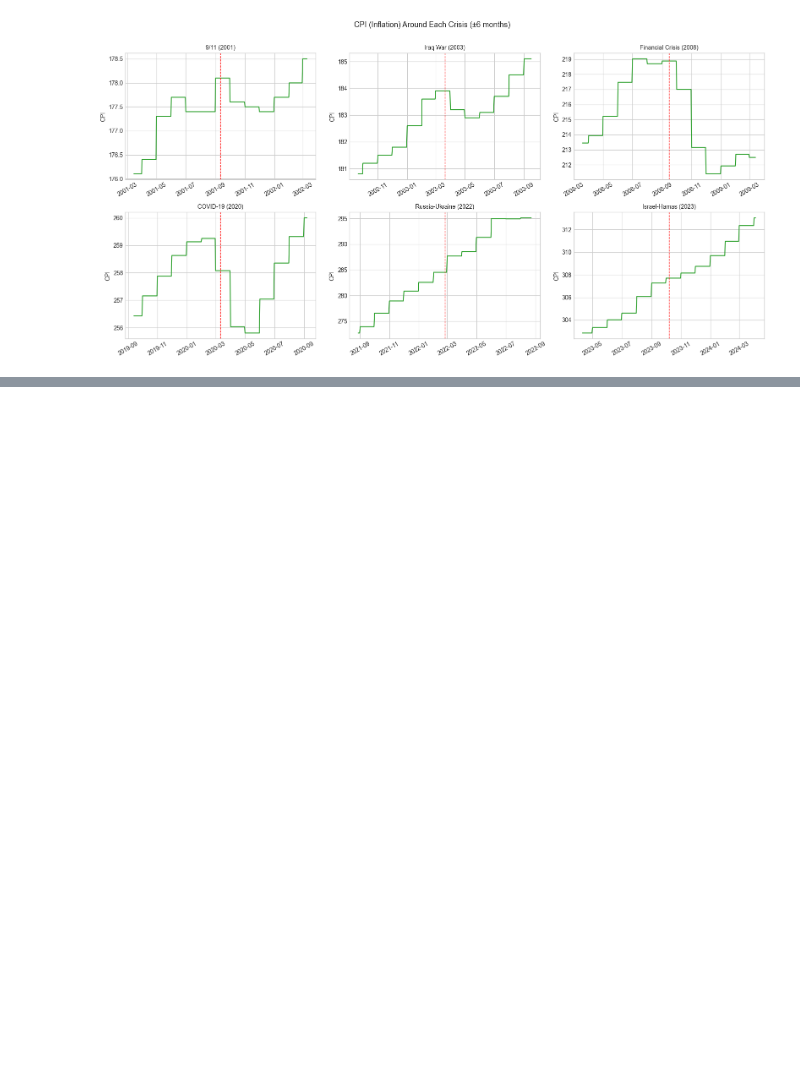
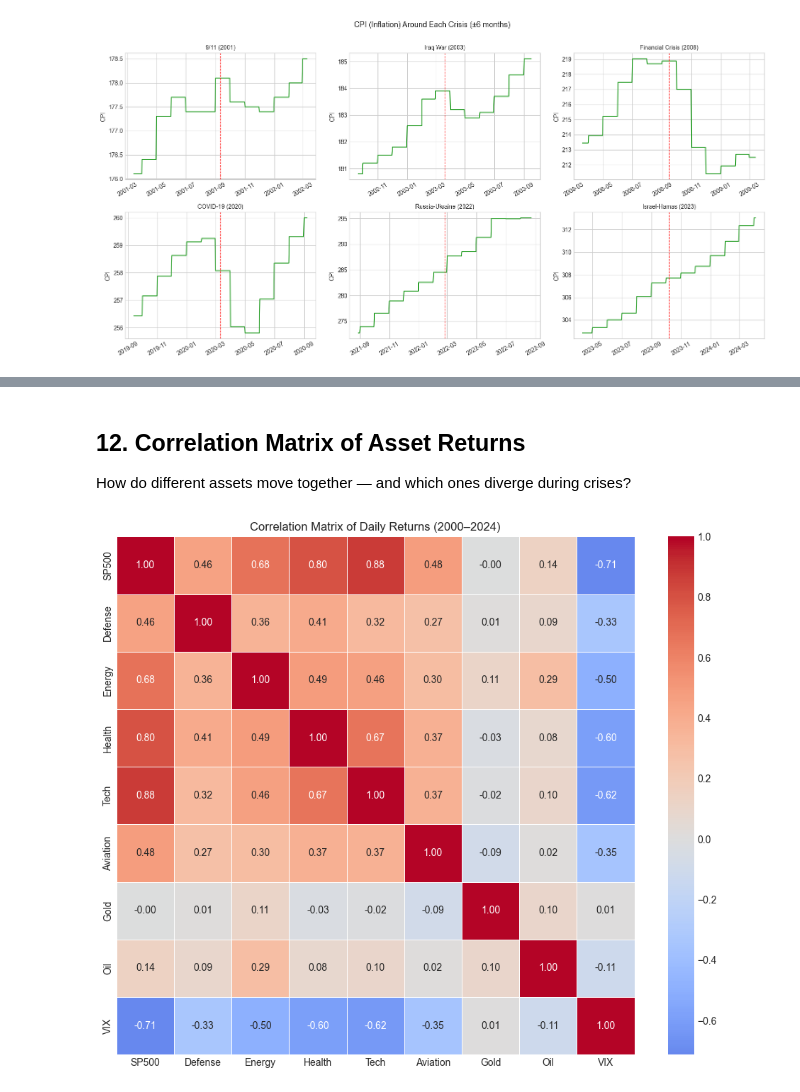
Before and after one commit to yagmurcaloglu-design/DSA_210_TermProject, a Jupyter notebook: eda.ipynb, the cells around one changed output, grey strips where cells are left out. Drawn from its saved outputs; the diff is of its cells as text; code cells hidden in the pictures; blank space fills up the shorter version.

Commit message:
Add EDA and hypothesis testing notebooks with updated Aviation data

```diff
--- a/eda.ipynb
+++ b/eda.ipynb
@@ -354,3 +407,22 @@ plt.show()
+# %% [markdown]
+## 12. Correlation Matrix of Asset Returns
+How do different assets move together — and which ones diverge during crises?
+# %%
+import seaborn as sns
+
+# Select relevant assets for correlation analysis
+corr_cols = ["SP500", "Defense", "Energy", "Health", "Tech", "Aviation", "Gold", "Oil", "VIX"]
+corr = returns[corr_cols].corr()
+
+# Plot heatmap
+plt.figure(figsize=(10, 8))
+sns.heatmap(corr, annot=True, fmt=".2f", cmap="coolwarm", center=0,
+            square=True, linewidths=0.5)
+plt.title("Correlation Matrix of Daily Returns (2000–2024)")
+plt.tight_layout()
+plt.show()
+# %% [output]
+[figure, added]
 # %% [markdown]
 ## Summary of Findings
 
```
Also changed, not shown: parts of 11 cells of this notebook, 16 other files.
